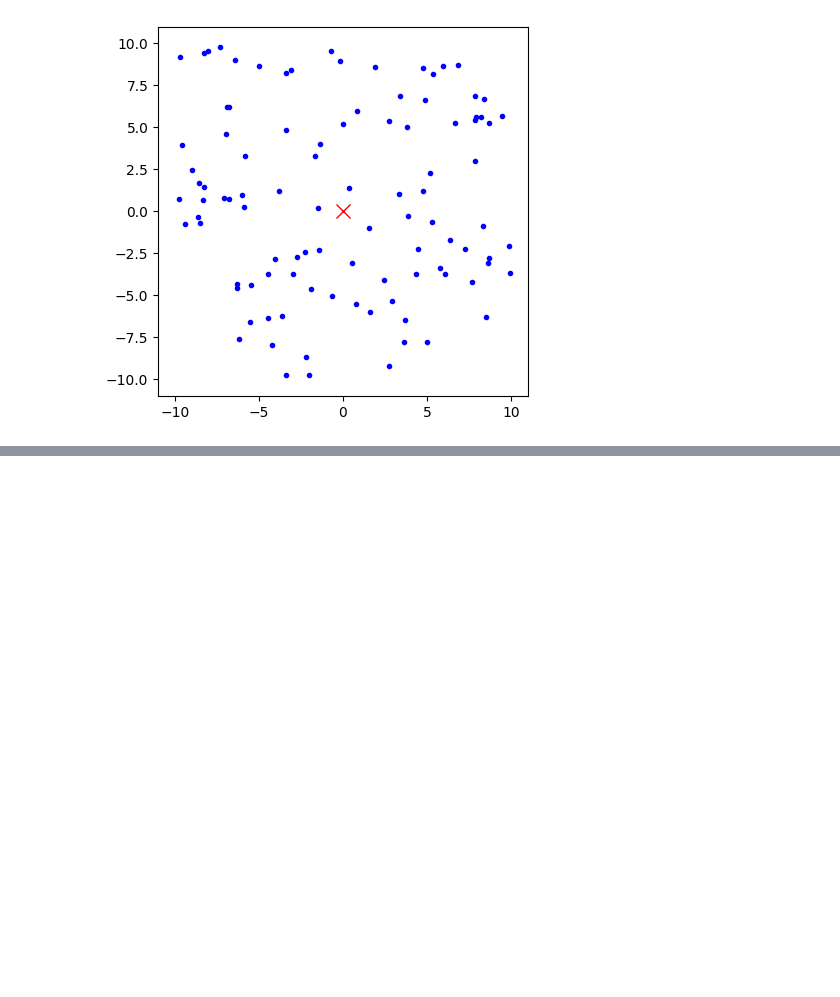
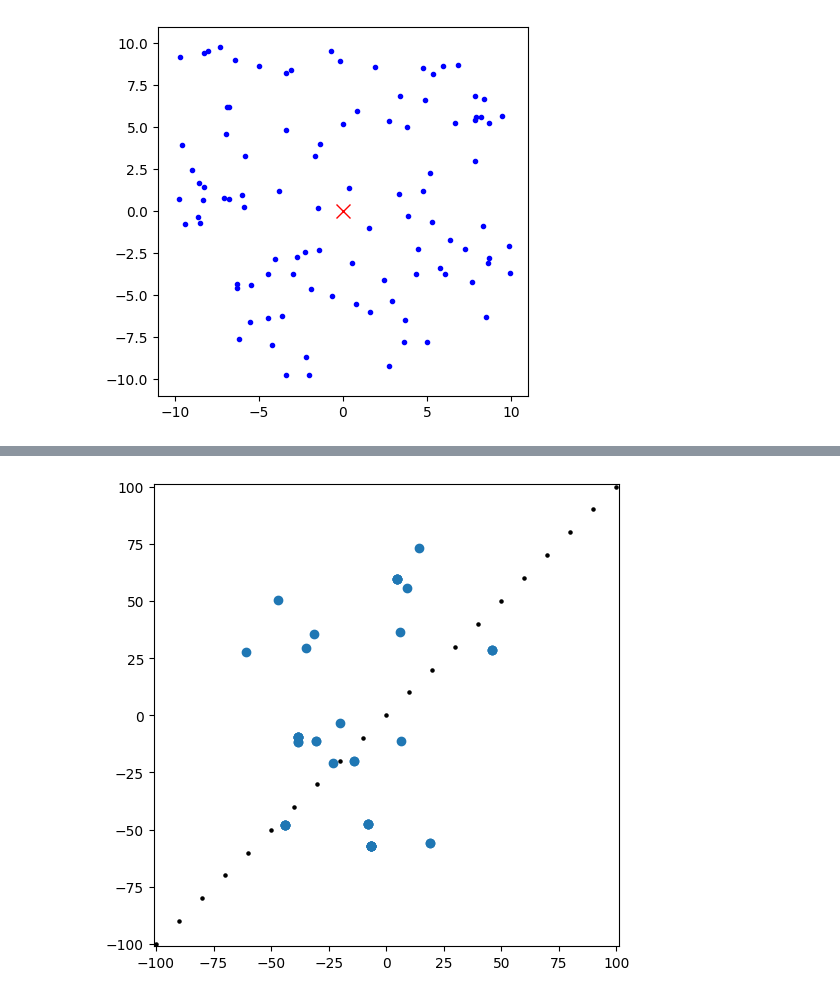
Before and after one commit to HKimura787/blog, a Jupyter notebook: Qiita/SECR/secr.ipynb, the cells around one changed output, grey strips where cells are left out. Saved outputs shown, nothing was run; the diff lists cells and outputs as text; code cells hidden in the pictures; blank space fills up the shorter version.

```diff
--- a/Qiita/SECR/secr.ipynb
+++ b/Qiita/SECR/secr.ipynb
@@ -100,0 +126,9 @@ rm1list_x
+# %%
+fig, ax = plt.subplots(figsize=(6, 6))
+ax.set_xlim(-radius - 1, radius + 1)
+ax.set_ylim(-radius - 1, radius + 1)
+ax.scatter(rm1list_x, rm1list_y)
+sp1.plot_sampling_point(ax)
+plt.show()
+# %% [output]
+[figure, added]
```
Also changed, not shown: parts of 4 cells of this notebook, 1 other file.
